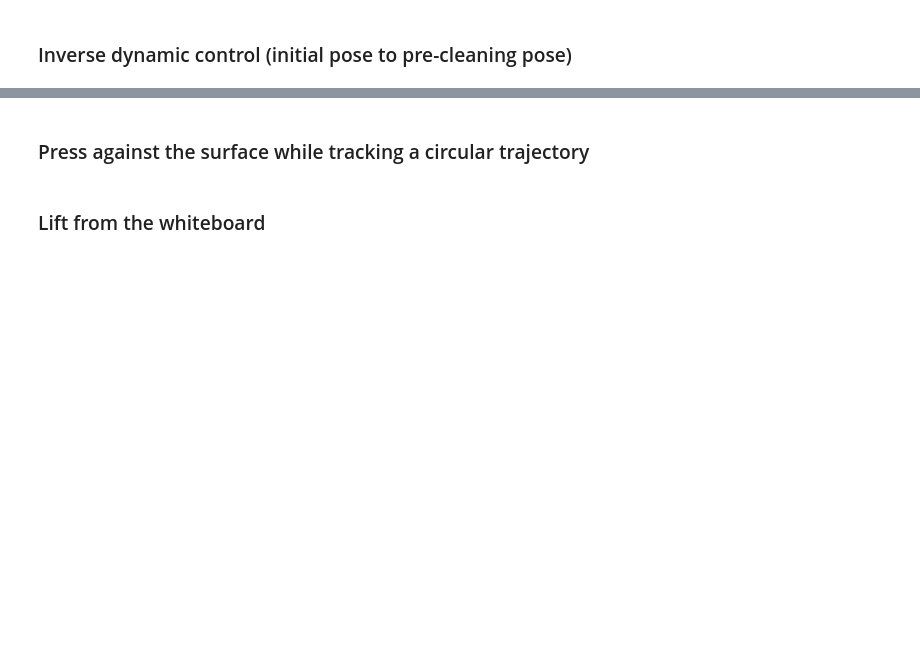
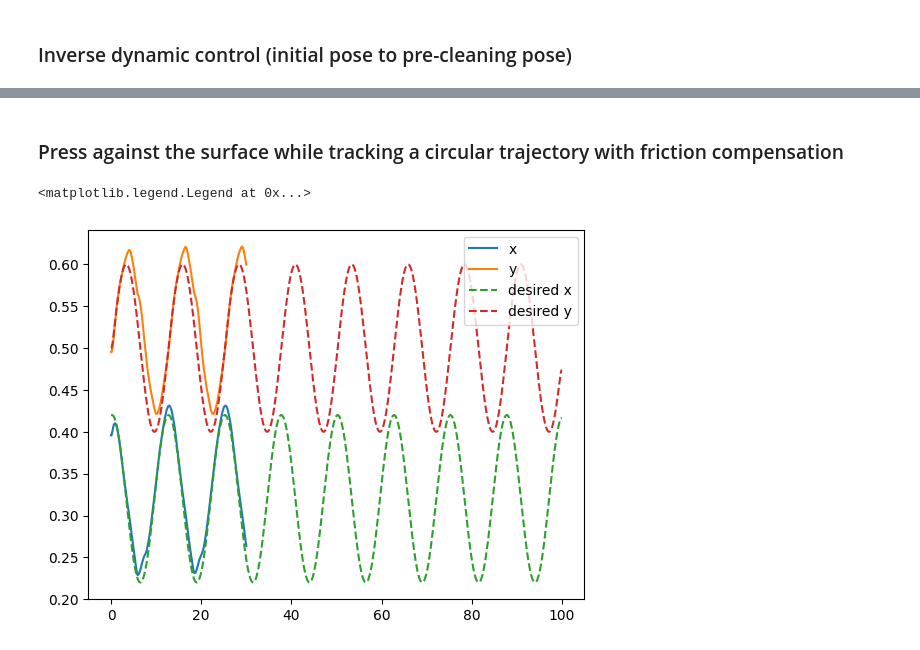
Before and after one commit to shiqingw/HOCBF-FR3-Experiments, a Jupyter notebook: test_cbf.ipynb, the cells around one changed output, grey strips where cells are left out. Drawn from its saved outputs; the diff is of its cells as text; code cells hidden in the pictures; blank space fills up the shorter version.

```diff
--- a/test_cbf.ipynb
+++ b/test_cbf.ipynb
@@ -23,7 +25,7 @@ joint_lb = np.array([-2.3093, -1.5133, -2.4937, -2.7478, -2.48, 0.8521, -2.6895]
 joint_ub = np.array([2.3093, 1.5133, 2.4937, -0.4461, 2.48, 4.2094, 2.6895])
 n_joints = 7
 q_bar = 0.5*(joint_ub + joint_lb)
-P_EE_desired = np.array([0.42, 0.50, 0.00])
+P_EE_desired = np.array([0.42, 0.50, 0.0])
 R_EE_desired = np.array([[1, 0, 0],
                         [0, -1, 0],
                         [0, 0, -1]])
@@ -125,5 +94,5 @@ cbf_qp = init_proxsuite_qp(n_v=n_joints, n_eq=0, n_in=n_joints+n_CBF)
 # %% [markdown]
-### Press against the surface while tracking a circular trajectory
+### Press against the surface while tracking a circular trajectory with friction compensation
 # %%
 from cores.utils.trajectory_utils import CircularTrajectory
 duration = 100
@@ -135 +107,27 @@ traj = CircularTrajectory(P_center, P_start_point, nominal_linear_vel, R_b_to_w,
+# %%
+from cores.utils.proxsuite_utils import init_proxsuite_qp
+import diffOptHelper as doh
+from cores.utils.control_utils import get_domega_to_track_const_ori
+
+# Load the obstacle
+obs_pos_2d = np.array([0.1, 0.45])
+obs_size_2d = np.array([0.05, 0.1])
+obs_orientation_2d = np.deg2rad(0)
+obs_R_2d = np.array([[np.cos(obs_orientation_2d), -np.sin(obs_orientation_2d)],
+                    [np.sin(obs_orientation_2d), np.cos(obs_orientation_2d)]])
+obs_coef_2d = obs_R_2d @ np.diag(1/obs_size_2d**2) @ obs_R_2d.T
+
+# Load the bounding shape
+eraser_bb_size_2d = np.array([0.088, 0.035])
+eraser_D_2d = np.diag(1/eraser_bb_size_2d**2)
+
+# Initiate QP
+n_CBF = 1
+cbf_qp = init_proxsuite_qp(n_v=2, n_eq=0, n_in=n_CBF)
+
+# CBF parameters
+alpha0 = [1.3]
+gamma1 = [10.0]
+gamma2 = [10.0]
+compensation = [0]
 # %%
@@ -268,3 +295,17 @@ while time.time() - t_start < T:
 robot.setCommands(np.zeros_like(u))
-# %% [markdown]
-### Lift from the whiteboard
+# %%
+import matplotlib.pyplot as plt
+
+states_2d_list = np.array(states_2d_list)
+u_nominal_list = np.array(u_nominal_list)
+t_list = np.array(t_list)
+
+plt.figure()
+plt.plot(t_list, states_2d_list[:,0], label='x')
+plt.plot(t_list, states_2d_list[:,1], label='y')
+plt.plot(traj.t, traj.pd[:,0], '--', label='desired x')
+plt.plot(traj.t, traj.pd[:,1], '--', label='desired y')
+plt.legend()
+# %% [output]
+<matplotlib.legend.Legend at 0x...>
+[figure, added]
```
Also changed, not shown: parts of 10 cells of this notebook, 4 other files.
